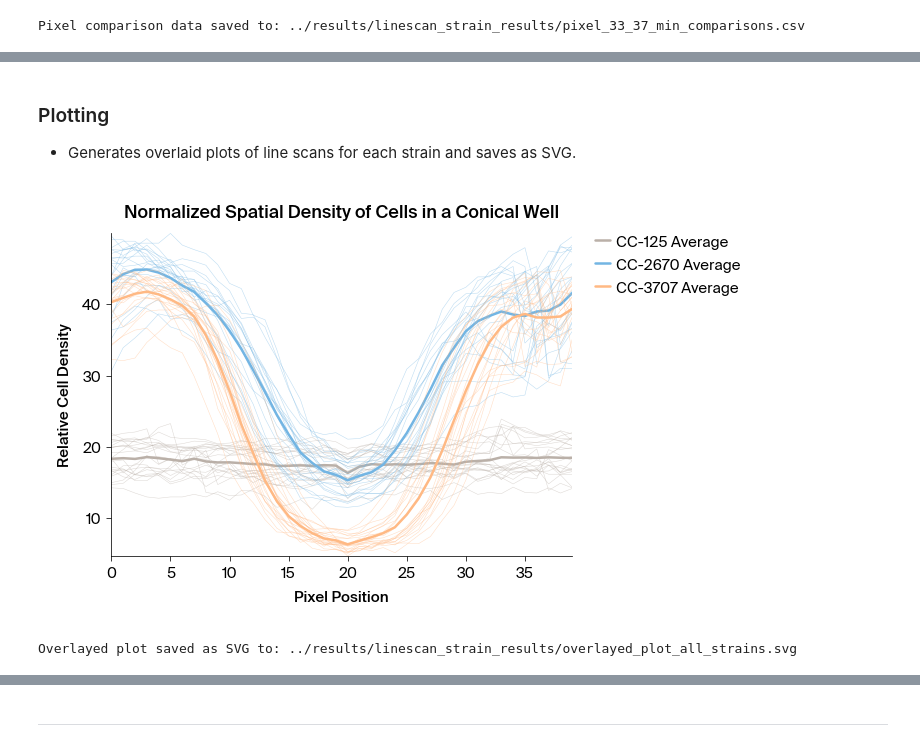
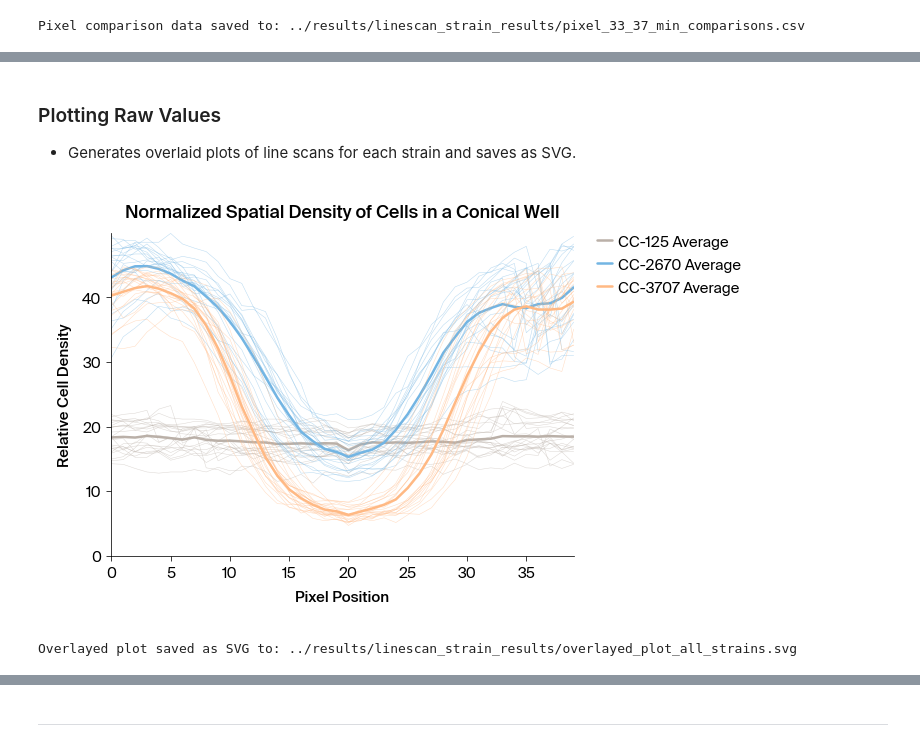
Before and after one commit to Arcadia-Science/2024-chlamy-mutant-motility-pub, a Jupyter notebook: notebooks/1_vbottom-motility-linescan.ipynb, the cells around one changed output, grey strips where cells are left out. Drawn from its saved outputs; the diff is of its cells as text; code cells hidden in the pictures.

```diff
--- a/notebooks/1_vbottom-motility-linescan.ipynb
+++ b/notebooks/1_vbottom-motility-linescan.ipynb
@@ -365,0 +272,38 @@ CC-2670 vs CC-3707  1.422669e-08
+# %%
+# List of strains
+strains = ["CC-125", "CC-2670", "CC-3707"]
+
+# Collect data for each strain
+group_data = []
+for strain in strains:
+    strain_fraction = export_df[export_df["Strain"] == strain]["Fraction_33_37_Avg_Min"]
+    group_data.append(strain_fraction)
+
+# Perform Kruskal-Wallis test
+statistic, p_value = stats.kruskal(*group_data)
+
+print("Kruskal-Wallis H-test result:")
+print(f"H-statistic: {statistic:.4f}, p-value: {p_value:.4f}")
+
+# If the Kruskal-Wallis test is significant, perform Dunn's post-hoc test
+if p_value < 0.05:
+    print("\nSince the Kruskal-Wallis test is significant, performing Dunn's post-hoc test.")
+
+    # Prepare data for Dunn's test
+    # Combine data and groups into a single DataFrame
+    data_combined = pd.concat(group_data, axis=0, ignore_index=True)
+    groups = []
+    for i, strain in enumerate(strains):
+        group_size = len(group_data[i])
+        groups.extend([strain] * group_size)
+
+    # Create a DataFrame for Dunn's test
+    dunn_data = pd.DataFrame({"values": data_combined, "groups": groups})
+
+    # Perform Dunn's test with Bonferroni correction
+    dunn_results = sp.posthoc_dunn(dunn_data, val_col="values", group_col="groups", p_adjust='bonferroni')
+
+    print("\nDunn's post-hoc test results (p-values adjusted with Bonferroni correction):")
+    print(dunn_results)
+else:
+    print("\nKruskal-Wallis test is not significant; no need to perform post-hoc tests.")
@@ -366,5 +321,5 @@ CC-2670 vs CC-3707  1.422669e-08
 # %% [markdown]
-### Plotting
+### Plotting Raw Values
    - Generates overlaid plots of line scans for each strain and saves as SVG.
 # %%
 # Define color scheme for each strain
@@ -380,33 +335,33 @@ fig, ax = plt.subplots(figsize=(10, 6))
 for strain in ["CC-125", "CC-2670", "CC-3707"]:
     # Filter the scans that match the current strain
     strain_scans = [line_scans[i] for i in range(len(line_scans)) if flat_labels[i] == strain]
 
     # Plot the individual scans
     for scan in strain_scans:
         ax.plot(scan, color=strain_color_map[strain], linewidth=0.5, alpha=0.5)
 
     # Plot the average scans for the strain
     if strain_scans:
         avg_scan = np.mean(strain_scans, axis=0)
         ax.plot(avg_scan, color=strain_color_map[strain], linewidth=2.5, label=f"{strain} Average")
 
 # Set consistent limits for the x & y axes
 ax.set_xlim(0, scan_length - 1)
-ax.set_ylim(y_min, y_max)
+ax.set_ylim(0, y_max)
 
 ax.set_title("Normalized Spatial Density of Cells in a Conical Well", fontstyle="normal")
 ax.set_xlabel("Pixel Position")
 ax.set_ylabel("Relative Cell Density")
 ax.legend(bbox_to_anchor=(1.05, 1), loc="upper left", borderaxespad=0.0)
 
 plt.tight_layout()
 
 # Save the plot as an SVG file
 overlayed_plot_path = "../results/linescan_strain_results/overlayed_plot_all_strains.svg"
 plt.savefig(overlayed_plot_path, format="svg")
 plt.show()
 
 print(f"Overlayed plot saved as SVG to: {overlayed_plot_path}")
 # %% [output]
-[figure, old version]
+[figure, new version]
 Overlayed plot saved as SVG to: ../results/linescan_strain_results/overlayed_plot_all_strains.svg
```
Also changed, not shown: parts of 24 cells of this notebook.
